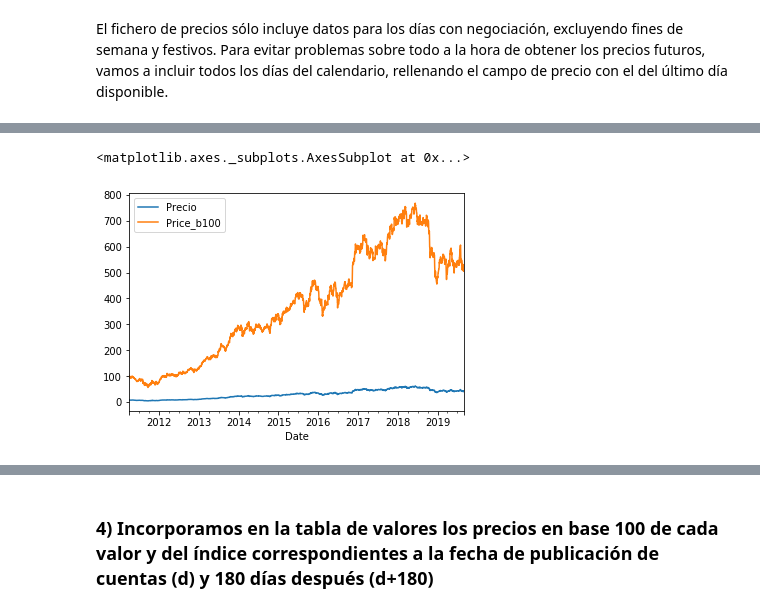
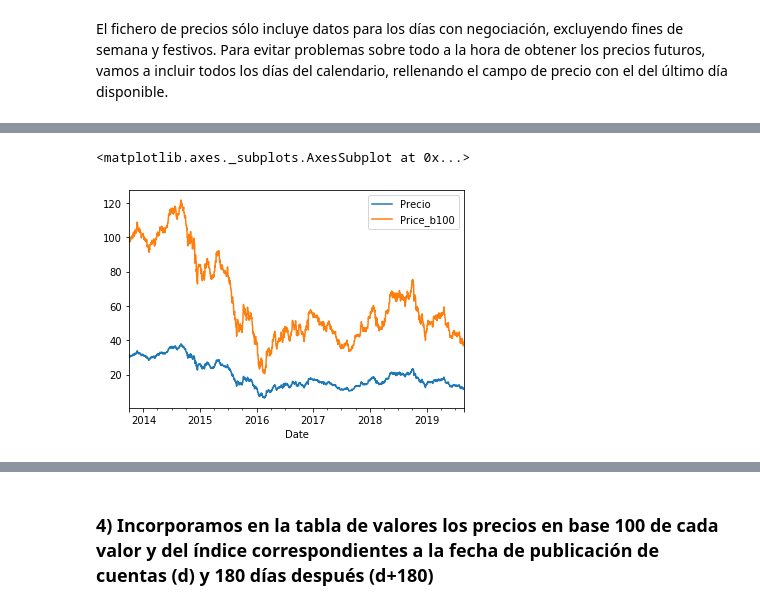
Before and after one commit to jfcuesta/TFM_JFCuesta, a Jupyter notebook: notebooks/etiquetado.ipynb, the cells around one changed output, grey strips where cells are left out. Drawn from its saved outputs; the diff is of its cells as text; code cells hidden in the pictures.

```diff
--- a/notebooks/etiquetado.ipynb
+++ b/notebooks/etiquetado.ipynb
@@ -56,13 +95,0 @@ Eliminamos los periodos con menos valores y a continuación aplicamos un bucle p
-# %%
-df_valores=df_valores[df_valores.Periodo != '2019Q2']
-df_valores=df_valores[df_valores.Periodo != '2008Q3']
-df_valores=df_valores[df_valores.Periodo != '2008Q4']
-df_valores=df_valores[df_valores.Periodo != '2009Q1']
-df_valores=df_valores[df_valores.Periodo != '2009Q2']
-df_valores=df_valores[df_valores.Periodo != '2009Q3']
-df_valores=df_valores[df_valores.Periodo != '2009Q4']
-df_valores=df_valores[df_valores.Periodo != '2010Q1']
-df_valores=df_valores[df_valores.Periodo != '2010Q2']
-df_valores=df_valores[df_valores.Periodo != '2010Q3']
-df_valores=df_valores[df_valores.Periodo != '2010Q4']
-df_valores=df_valores[df_valores.Periodo != '2011Q1']
@@ -69,3 +98,5 @@ df_valores=df_valores[df_valores.Periodo != '2011Q1']
+# %%
+df_valores = df_valores[(df_valores.Periodo > '2013Q3') & (df_valores.Periodo < '2019Q3')]
 # %%
 for i,periodo in enumerate(df_valores.Periodo.unique()):
     if i == 0:
@@ -82,10 +133,10 @@ Hemos obtenido un set con 34 valores presentes en los 32 periodos consecutivos d
 # %%
-df_precios = pd.read_csv('../datos/banks_cotiz.csv', sep=',',
+df_precios = pd.read_csv('../datos/filtered_prices.csv',compression='bz2', sep=',',
                          date_parser='Dates', usecols=('Ticker', 'Date', 'Adj. Close'))
 
-# Filtramos por los Tickers en el set 'valores' y nos quedamos como fecha inicial el 1 de julio de 2011
+# Filtramos por los Tickers en el set 'valores' y nos quedamos como fecha inicial el 1 de octubre de 2013
 df_precios=df_precios[df_precios['Ticker'].isin(list(valores))].reset_index(drop=True)
-df_precios= df_precios[(df_precios['Date']>'2011-03-31')].reset_index(drop=True)
+df_precios= df_precios[(df_precios['Date']>'2013-09-30')].reset_index(drop=True)
 
 # Nos aseguramos de que la tabla está ordenada por Ticker y por fecha
 df_precios.sort_values(['Ticker','Date'], ascending=True, inplace=True)
@@ -183,5 +207,5 @@ Freq: D, Name: Price_b100, Length: 3074, dtype: float64
 # %%
-df_precios[df_precios.Ticker=='WAL'].plot()
+df_precios[df_precios.Ticker=='MRO'].plot()
 # %% [output]
 <matplotlib.axes._subplots.AxesSubplot at 0x...>
-[figure, old version]
+[figure, new version]
```
Also changed, not shown: parts of 41 cells of this notebook, 22 other files.
